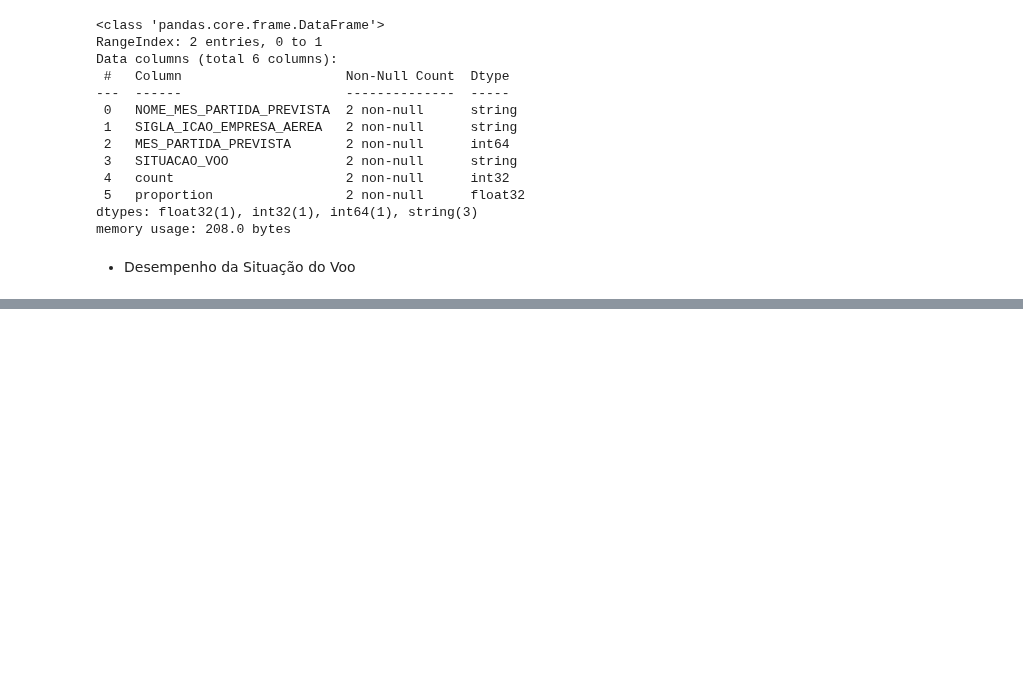
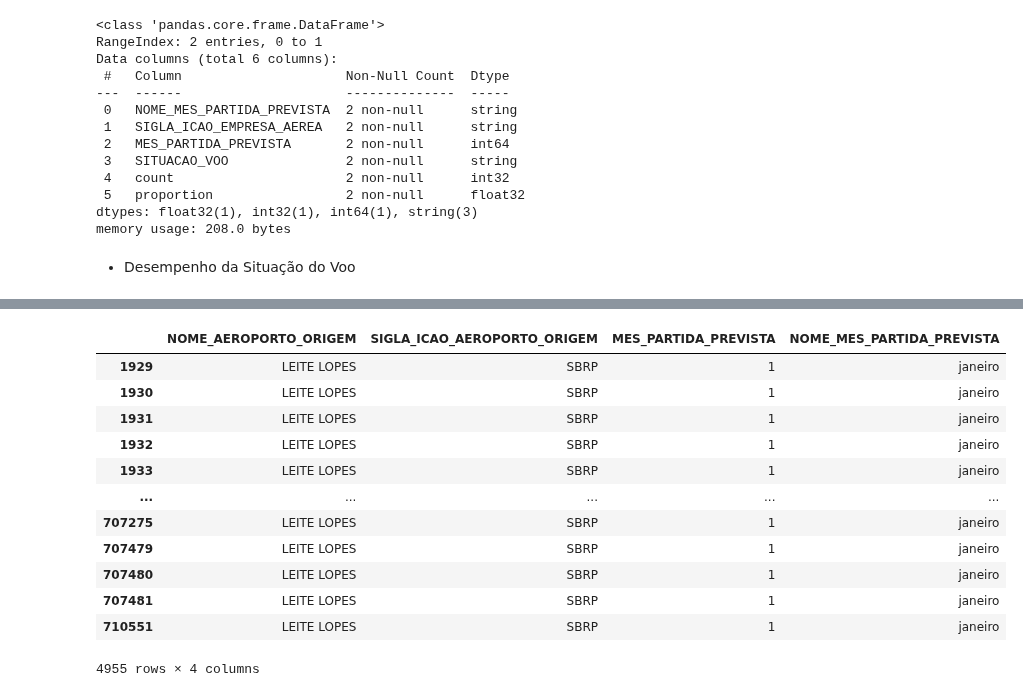
Before and after one commit to rodrigorocha1/dashboard_dados_voos_python, a Jupyter notebook: notebooks/visualizacoes.ipynb, the cells around one changed output, grey strips where cells are left out. Drawn from its saved outputs; the diff is of its cells as text; code cells hidden in the pictures; blank space fills up the shorter version.

```diff
--- a/notebooks/visualizacoes.ipynb
+++ b/notebooks/visualizacoes.ipynb
@@ -244,0 +253,26 @@ teste_gb.head()
+# %%
+tipos = {
+    'NOME_AEROPORTO_ORIGEM': 'string',
+    'MES_PARTIDA_PREVISTA': 'int32',
+    'NOME_MES_PARTIDA_PREVISTA': 'string',
+    'SIGLA_ICAO_AEROPORTO_ORIGEM' : 'string'
+
+}
+colunas = ['NOME_AEROPORTO_ORIGEM', 'MES_PARTIDA_PREVISTA', 'NOME_MES_PARTIDA_PREVISTA', 'SIGLA_ICAO_AEROPORTO_ORIGEM']
+teste = pd.read_csv(caminho, encoding='utf-8', sep='|', usecols=colunas, dtype=tipos)
+# %%
+teste.query('SIGLA_ICAO_AEROPORTO_ORIGEM == "SBRP"')
+# %% [output]
+|  | NOME_AEROPORTO_ORIGEM | SIGLA_ICAO_AEROPORTO_ORIGEM | MES_PARTIDA_PREVISTA | NOME_MES_PARTIDA_PREVISTA |
+| 1929 | LEITE LOPES | SBRP | 1 | janeiro |
+| 1930 | LEITE LOPES | SBRP | 1 | janeiro |
+| 1931 | LEITE LOPES | SBRP | 1 | janeiro |
+| 1932 | LEITE LOPES | SBRP | 1 | janeiro |
+| 1933 | LEITE LOPES | SBRP | 1 | janeiro |
+| ... | ... | ... | ... | ... |
+| 707275 | LEITE LOPES | SBRP | 1 | janeiro |
+| 707479 | LEITE LOPES | SBRP | 1 | janeiro |
+| 707480 | LEITE LOPES | SBRP | 1 | janeiro |
+| 707481 | LEITE LOPES | SBRP | 1 | janeiro |
+| 710551 | LEITE LOPES | SBRP | 1 | janeiro |
+4955 rows × 4 columns
```
Also changed, not shown: parts of 15 cells of this notebook.
